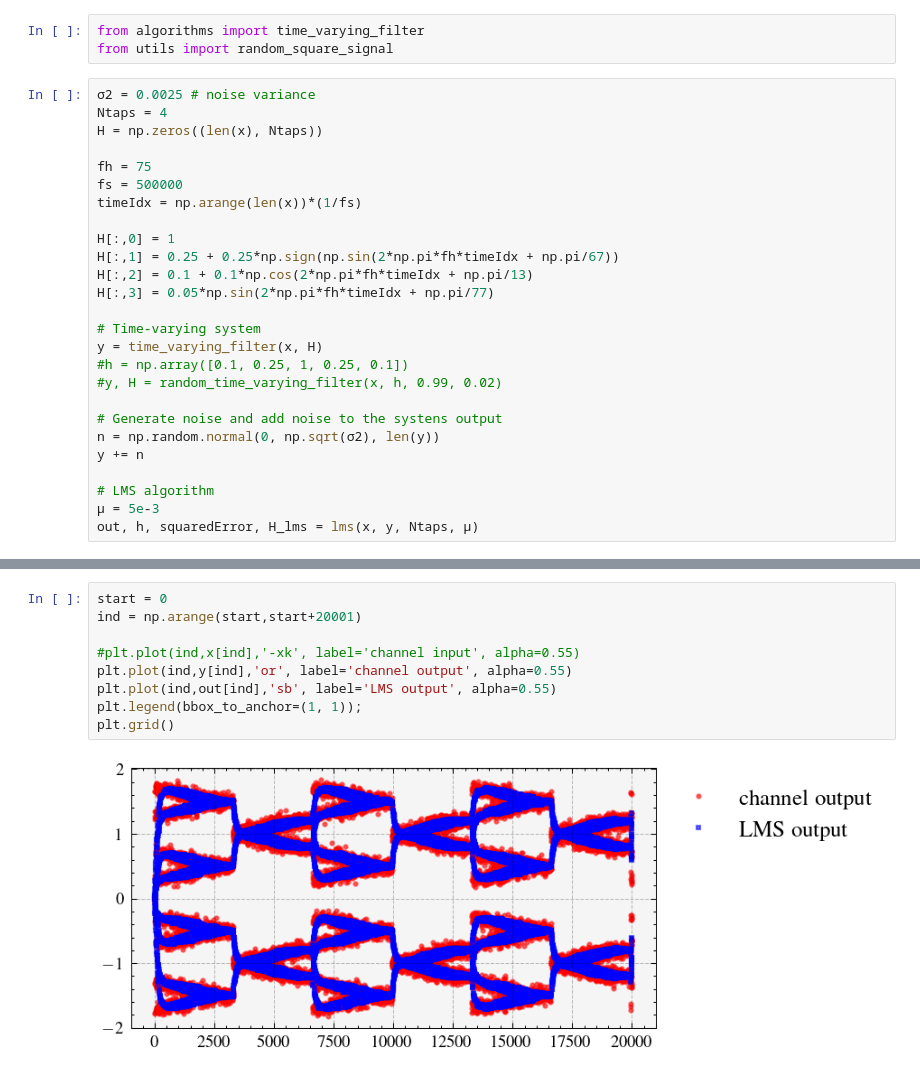
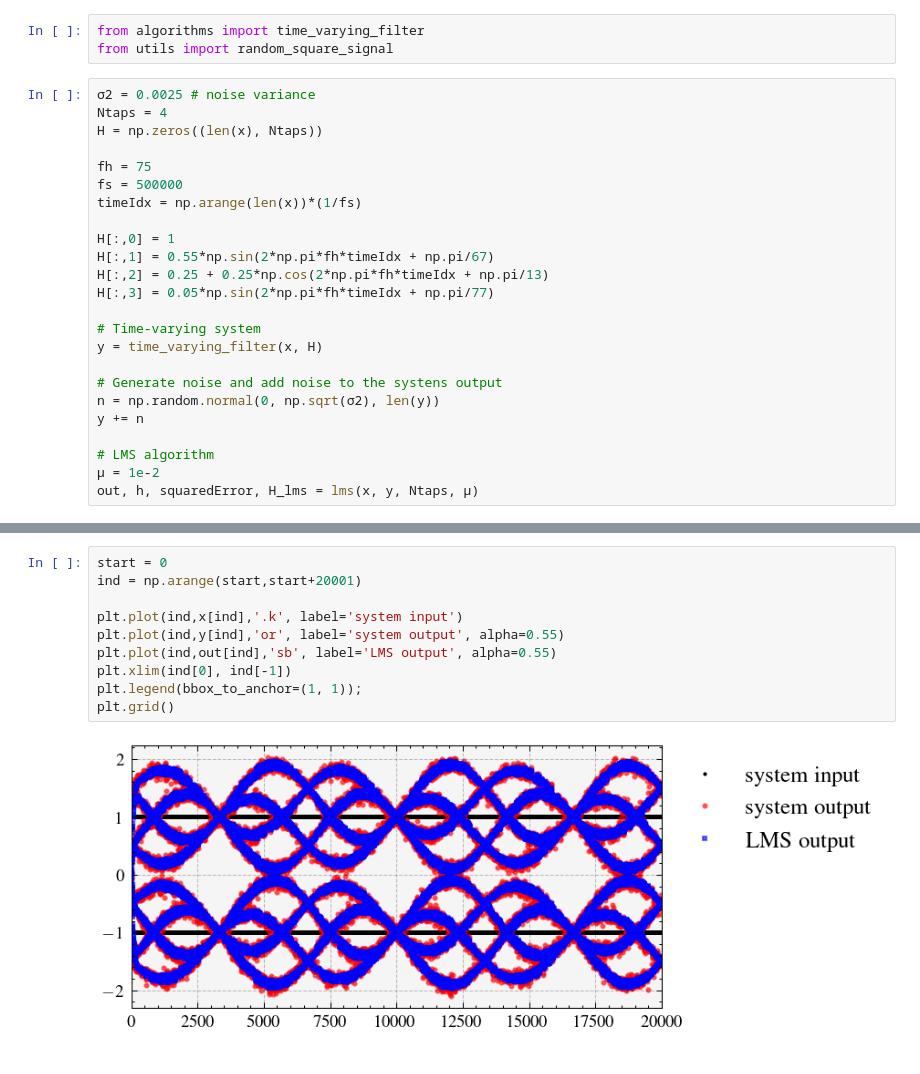
Before and after one commit to edsonportosilva/AdaptiveSignalProcessing, a Jupyter notebook: notebooks/4. The Wiener filter and the LMS algorithm.ipynb, the cells around one changed output, grey strips where cells are left out. Cells and saved outputs as stored; diff of their text form.

```diff
--- a/notebooks/4. The Wiener filter and the LMS algorithm.ipynb
+++ b/notebooks/4. The Wiener filter and the LMS algorithm.ipynb
@@ -671,20 +671,18 @@ fs = 500000
 timeIdx = np.arange(len(x))*(1/fs)
 
 H[:,0] = 1
-H[:,1] = 0.25 + 0.25*np.sign(np.sin(2*np.pi*fh*timeIdx + np.pi/67))
-H[:,2] = 0.1 + 0.1*np.cos(2*np.pi*fh*timeIdx + np.pi/13)
+H[:,1] = 0.55*np.sin(2*np.pi*fh*timeIdx + np.pi/67)
+H[:,2] = 0.25 + 0.25*np.cos(2*np.pi*fh*timeIdx + np.pi/13)
 H[:,3] = 0.05*np.sin(2*np.pi*fh*timeIdx + np.pi/77)
 
 # Time-varying system
 y = time_varying_filter(x, H)
-#h = np.array([0.1, 0.25, 1, 0.25, 0.1])
-#y, H = random_time_varying_filter(x, h, 0.99, 0.02)
 
 # Generate noise and add noise to the systens output
 n = np.random.normal(0, np.sqrt(σ2), len(y))
 y += n
 
 # LMS algorithm
-μ = 5e-3
+μ = 1e-2
 out, h, squaredError, H_lms = lms(x, y, Ntaps, μ)
 # %%
@@ -726,11 +728,12 @@ plt.grid();
 # %%
 start = 0
 ind = np.arange(start,start+20001)
 
-#plt.plot(ind,x[ind],'-xk', label='channel input', alpha=0.55)
-plt.plot(ind,y[ind],'or', label='channel output', alpha=0.55)
+plt.plot(ind,x[ind],'.k', label='system input')
+plt.plot(ind,y[ind],'or', label='system output', alpha=0.55)
 plt.plot(ind,out[ind],'sb', label='LMS output', alpha=0.55)
+plt.xlim(ind[0], ind[-1])
 plt.legend(bbox_to_anchor=(1, 1));
 plt.grid()
 # %% [output]
-[figure, old version]
+[figure, new version]
```
Also changed, not shown: parts of 1 cell of this notebook.
